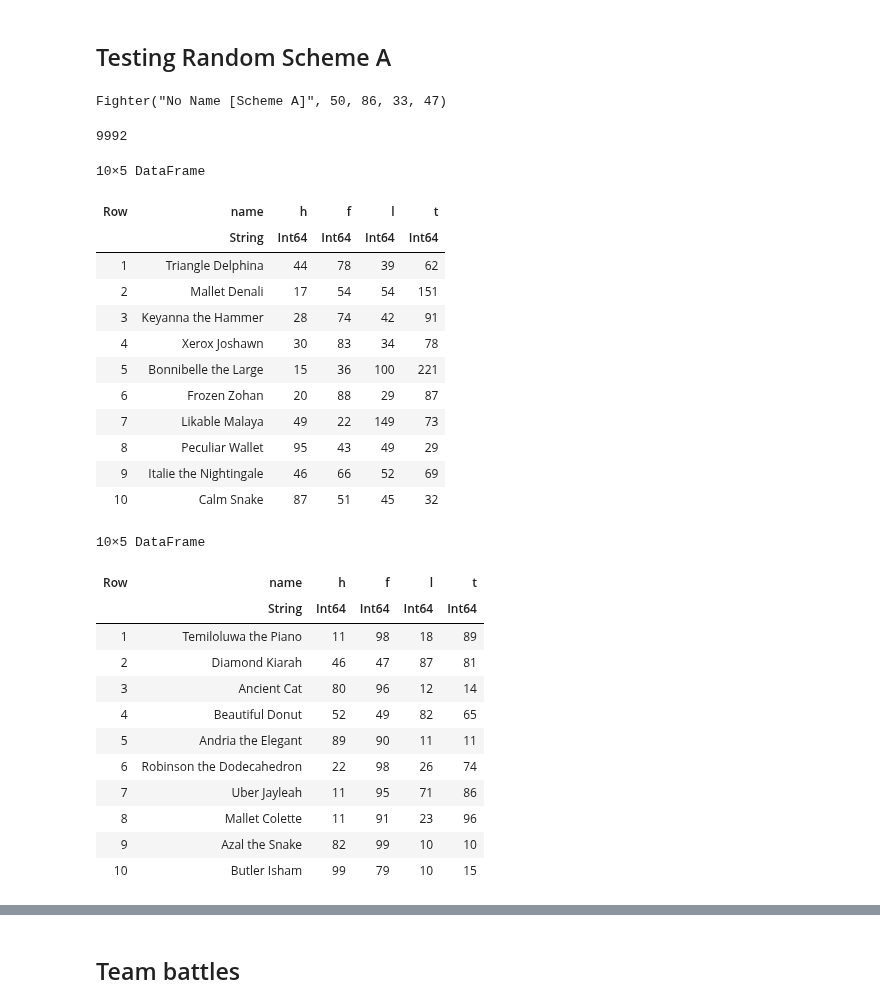
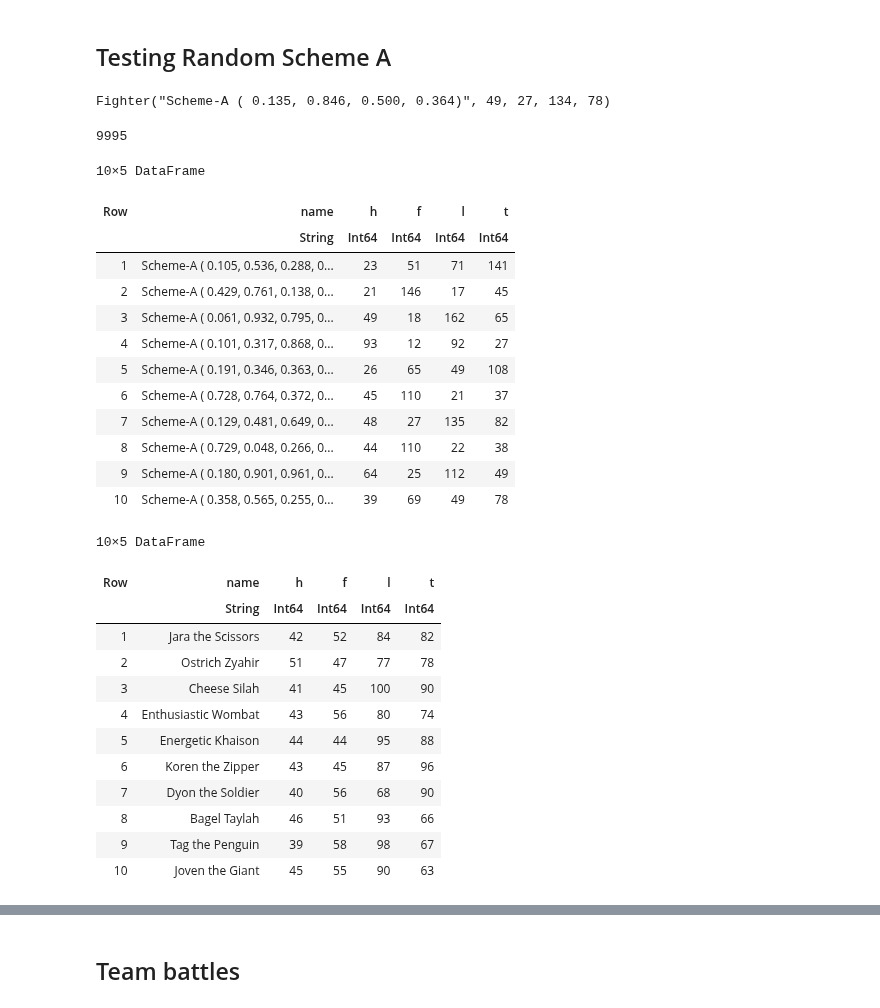
Before and after one commit to snarles/misc, a Jupyter notebook: ticklefight_demo/ticklefight_analyses_randgen.ipynb, the cells around one changed output, grey strips where cells are left out. Drawn from its saved outputs; the diff is of its cells as text; code cells hidden in the pictures.

Commit message:
Scheme A upgraded; discovery that best team-distributions are not 1v1 Nash

```diff
--- a/ticklefight_demo/ticklefight_analyses_randgen.ipynb
+++ b/ticklefight_demo/ticklefight_analyses_randgen.ipynb
@@ -317,18 +341,20 @@ evaluate_generator (generic function with 2 methods)
 # new random generation to more closely approximate Nash
 function random_scheme_a(budget::Int = MXS, h0::Int = MNV, f0::Int = MNV, l0::Int = MNV, t0::Int = MNV)::Fighter
     budget_sofar = budget + 1
+    name = ""
     while budget_sofar > budget
-        hf_ratio = rand() * .70 + rand() * 0.03 + 0.02
+        hf_ratio = rand() * .75 + 0.02
         l_ratio = rand()
-        h_temp = rand() + 0.15
-        f_temp = rand() + 0.15
+        h_temp = rand() + 0.07
+        f_temp = rand() + 0.07
+        name = string("Scheme-A (", @sprintf("%6.3f",hf_ratio), ",", @sprintf("%6.3f",l_ratio), ",", @sprintf("%6.3f",h_temp), ",", @sprintf("%6.3f",f_temp), ")")
         if hf_ratio > 0.05
             while abs(h_temp - f_temp) < 0.3
-                h_temp = rand() + 0.15
-                f_temp = rand() + 0.15
+                h_temp = rand() + 0.07
+                f_temp = rand() + 0.07
             end
         end
-        budget_hf = (0.05 + hf_ratio * 0.8) * (budget * .75)
+        budget_hf = (0.07 + hf_ratio * 0.8) * (budget * .75)
         h_ratio = h_temp/sqrt(h_temp * f_temp)
         f_ratio = f_temp/sqrt(h_temp * f_temp)
         h = max(h0, round(sqrt(budget_hf) * h_ratio))
@@ -364,8 +390,8 @@ function random_scheme_a(budget::Int = MXS, h0::Int = MNV, f0::Int = MNV, l0::In
     f = convert(Int, f)
     l = convert(Int, l)
     t = convert(Int, t)
-    return Fighter("No Name [Scheme A]", h, f, l, t)
+    return Fighter(name, h, f, l, t)
 end
 
-#evaluate_generator(random_scheme_a, 1000, 50)
+@time evaluate_generator2(random_scheme_a, 100, 100, 50000)
 # %% [output]
@@ -525,25 +463,25 @@ f = random_scheme_a()
 print(f)
 f.h * f.f + f.h * f.l + f.f * f.t
 # %% [output]
-Fighter("No Name [Scheme A]", 50, 86, 33, 47)
+Fighter("Scheme-A ( 0.135, 0.846, 0.500, 0.364)", 49, 27, 134, 78)
-9992
+9995
 # %%
-rt = random_team(() -> rand_rename(random_scheme_a()), 1000)
+rt = random_team(() -> random_scheme_a(), 1000)
 fighters_to_df(rt)[1:10, :]
 # %% [output]
 10×5 DataFrame
 | Row | name | h | f | l | t |
 |  | String | Int64 | Int64 | Int64 | Int64 |
-| 1 | Triangle Delphina | 44 | 78 | 39 | 62 |
-| 2 | Mallet Denali | 17 | 54 | 54 | 151 |
-| 3 | Keyanna the Hammer | 28 | 74 | 42 | 91 |
-| 4 | Xerox Joshawn | 30 | 83 | 34 | 78 |
-| 5 | Bonnibelle the Large | 15 | 36 | 100 | 221 |
-| 6 | Frozen Zohan | 20 | 88 | 29 | 87 |
-| 7 | Likable Malaya | 49 | 22 | 149 | 73 |
-| 8 | Peculiar Wallet | 95 | 43 | 49 | 29 |
-| 9 | Italie the Nightingale | 46 | 66 | 52 | 69 |
-| 10 | Calm Snake | 87 | 51 | 45 | 32 |
+| 1 | Scheme-A ( 0.105, 0.536, 0.288, 0... | 23 | 51 | 71 | 141 |
+| 2 | Scheme-A ( 0.429, 0.761, 0.138, 0... | 21 | 146 | 17 | 45 |
+| 3 | Scheme-A ( 0.061, 0.932, 0.795, 0... | 49 | 18 | 162 | 65 |
+| 4 | Scheme-A ( 0.101, 0.317, 0.868, 0... | 93 | 12 | 92 | 27 |
+| 5 | Scheme-A ( 0.191, 0.346, 0.363, 0... | 26 | 65 | 49 | 108 |
+| 6 | Scheme-A ( 0.728, 0.764, 0.372, 0... | 45 | 110 | 21 | 37 |
+| 7 | Scheme-A ( 0.129, 0.481, 0.649, 0... | 48 | 27 | 135 | 82 |
+| 8 | Scheme-A ( 0.729, 0.048, 0.266, 0... | 44 | 110 | 22 | 38 |
+| 9 | Scheme-A ( 0.180, 0.901, 0.961, 0... | 64 | 25 | 112 | 49 |
+| 10 | Scheme-A ( 0.358, 0.565, 0.255, 0... | 39 | 69 | 49 | 78 |
 # %%
 counters = random_team(() -> pick_best_rdmly(library, rt, 99), 100)
 fighters_to_df(counters)[1:10, :]
@@ -551,14 +489,14 @@ fighters_to_df(counters)[1:10, :]
 10×5 DataFrame
 | Row | name | h | f | l | t |
 |  | String | Int64 | Int64 | Int64 | Int64 |
-| 1 | Temiloluwa the Piano | 11 | 98 | 18 | 89 |
-| 2 | Diamond Kiarah | 46 | 47 | 87 | 81 |
-| 3 | Ancient Cat | 80 | 96 | 12 | 14 |
-| 4 | Beautiful Donut | 52 | 49 | 82 | 65 |
-| 5 | Andria the Elegant | 89 | 90 | 11 | 11 |
-| 6 | Robinson the Dodecahedron | 22 | 98 | 26 | 74 |
-| 7 | Uber Jayleah | 11 | 95 | 71 | 86 |
-| 8 | Mallet Colette | 11 | 91 | 23 | 96 |
-| 9 | Azal the Snake | 82 | 99 | 10 | 10 |
-| 10 | Butler Isham | 99 | 79 | 10 | 15 |
+| 1 | Jara the Scissors | 42 | 52 | 84 | 82 |
+| 2 | Ostrich Zyahir | 51 | 47 | 77 | 78 |
+| 3 | Cheese Silah | 41 | 45 | 100 | 90 |
+| 4 | Enthusiastic Wombat | 43 | 56 | 80 | 74 |
+| 5 | Energetic Khaison | 44 | 44 | 95 | 88 |
+| 6 | Koren the Zipper | 43 | 45 | 87 | 96 |
+| 7 | Dyon the Soldier | 40 | 56 | 68 | 90 |
+| 8 | Bagel Taylah | 46 | 51 | 93 | 66 |
+| 9 | Tag the Penguin | 39 | 58 | 98 | 67 |
+| 10 | Joven the Giant | 45 | 55 | 90 | 63 |
 # %%
```
Also changed, not shown: parts of 27 cells of this notebook, 1 other file.
